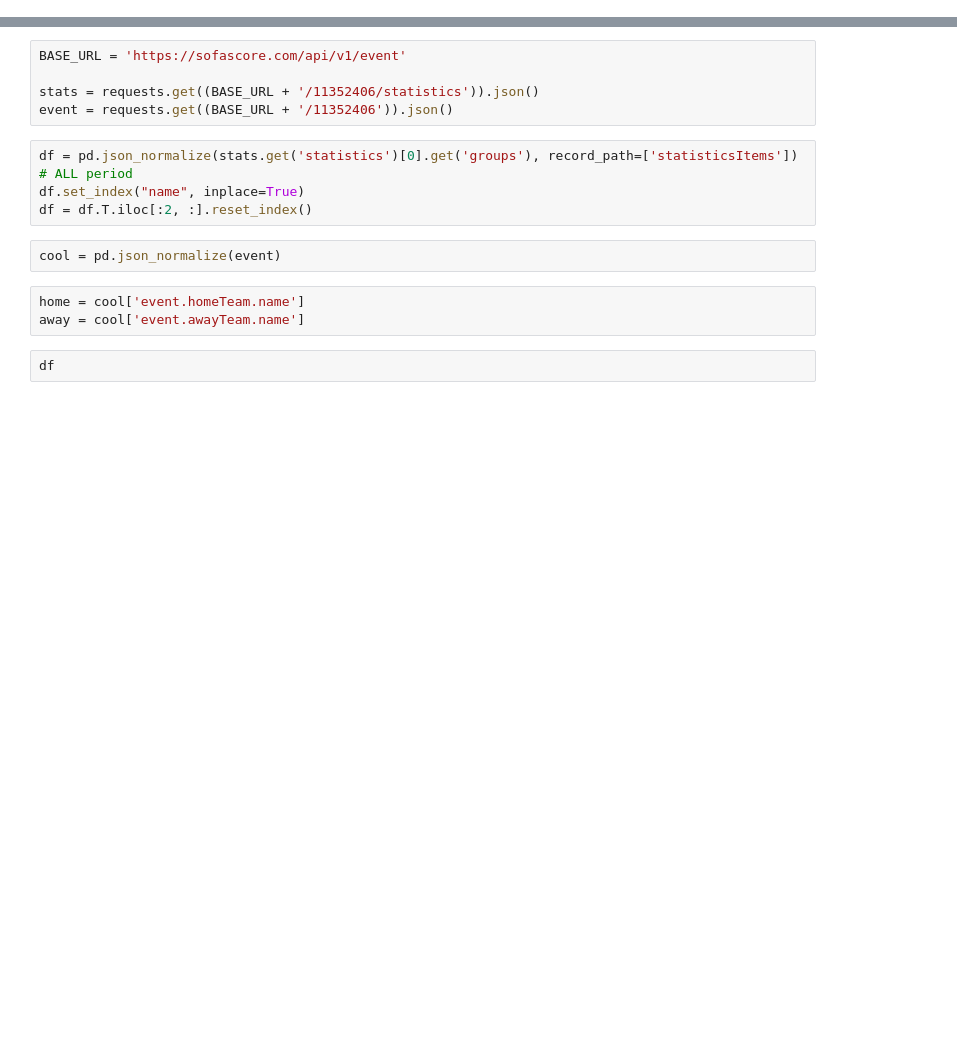
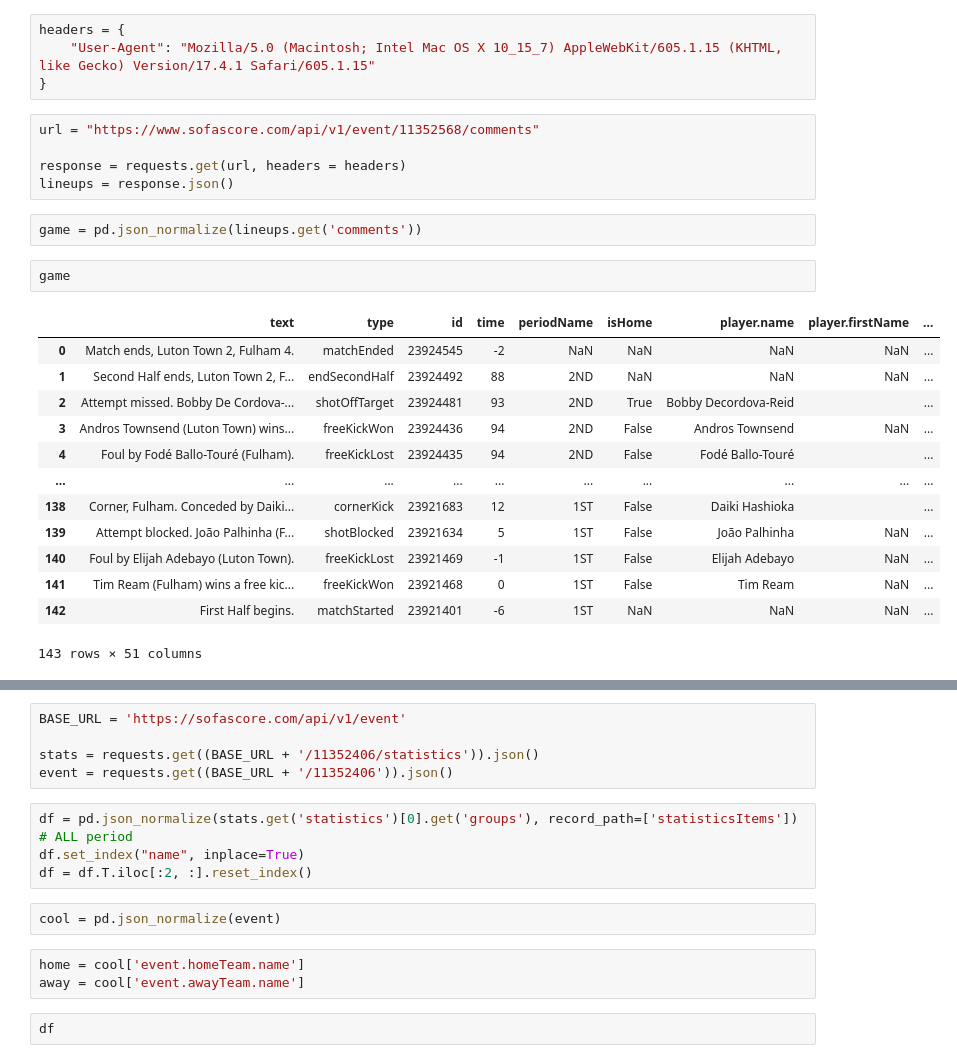
Before and after one commit to Calvinzheng123/sofascore-scrape, a Jupyter notebook: sofascore.ipynb, the cells around one changed output, grey strips where cells are left out. Saved outputs shown, nothing was run; the diff lists cells and outputs as text; blank space fills up the shorter version.

```diff
--- a/sofascore.ipynb
+++ b/sofascore.ipynb
@@ -5,0 +92,27 @@ import numpy as np
+# %%
+headers = {
+    "User-Agent": "Mozilla/5.0 (Macintosh; Intel Mac OS X 10_15_7) AppleWebKit/605.1.15 (KHTML, like Gecko) Version/17.4.1 Safari/605.1.15"
+}
+# %%
+url = "https://www.sofascore.com/api/v1/event/11352568/comments"
+
+response = requests.get(url, headers = headers)
+lineups = response.json()
+# %%
+game = pd.json_normalize(lineups.get('comments'))
+# %%
+game
+# %% [output]
+|  | text | type | id | time | periodName | isHome | player.name | player.firstName | ... |
+| 0 | Match ends, Luton Town 2, Fulham 4. | matchEnded | 23924545 | -2 | NaN | NaN | NaN | NaN | ... |
+| 1 | Second Half ends, Luton Town 2, F... | endSecondHalf | 23924492 | 88 | 2ND | NaN | NaN | NaN | ... |
+| 2 | Attempt missed. Bobby De Cordova-... | shotOffTarget | 23924481 | 93 | 2ND | True | Bobby Decordova-Reid |  | ... |
+| 3 | Andros Townsend (Luton Town) wins... | freeKickWon | 23924436 | 94 | 2ND | False | Andros Townsend | NaN | ... |
+| 4 | Foul by Fodé Ballo-Touré (Fulham). | freeKickLost | 23924435 | 94 | 2ND | False | Fodé Ballo-Touré |  | ... |
+| ... | ... | ... | ... | ... | ... | ... | ... | ... | ... |
+| 138 | Corner, Fulham. Conceded by Daiki... | cornerKick | 23921683 | 12 | 1ST | False | Daiki Hashioka |  | ... |
+| 139 | Attempt blocked. João Palhinha (F... | shotBlocked | 23921634 | 5 | 1ST | False | João Palhinha | NaN | ... |
+| 140 | Foul by Elijah Adebayo (Luton Town). | freeKickLost | 23921469 | -1 | 1ST | False | Elijah Adebayo | NaN | ... |
+| 141 | Tim Ream (Fulham) wins a free kic... | freeKickWon | 23921468 | 0 | 1ST | False | Tim Ream | NaN | ... |
+| 142 | First Half begins. | matchStarted | 23921401 | -6 | 1ST | NaN | NaN | NaN | ... |
+143 rows × 51 columns
```
Also changed, not shown: parts of 18 cells of this notebook.
